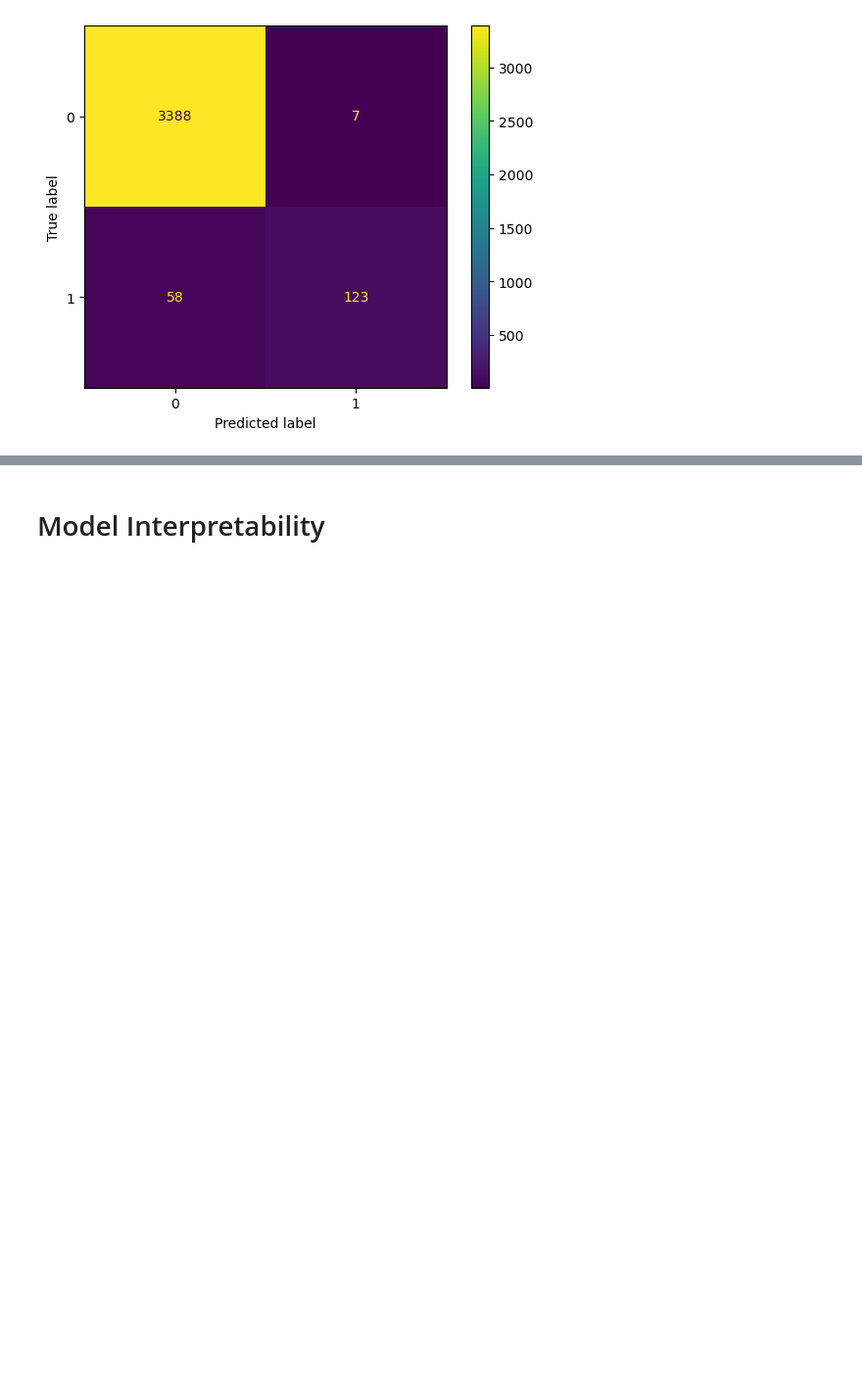
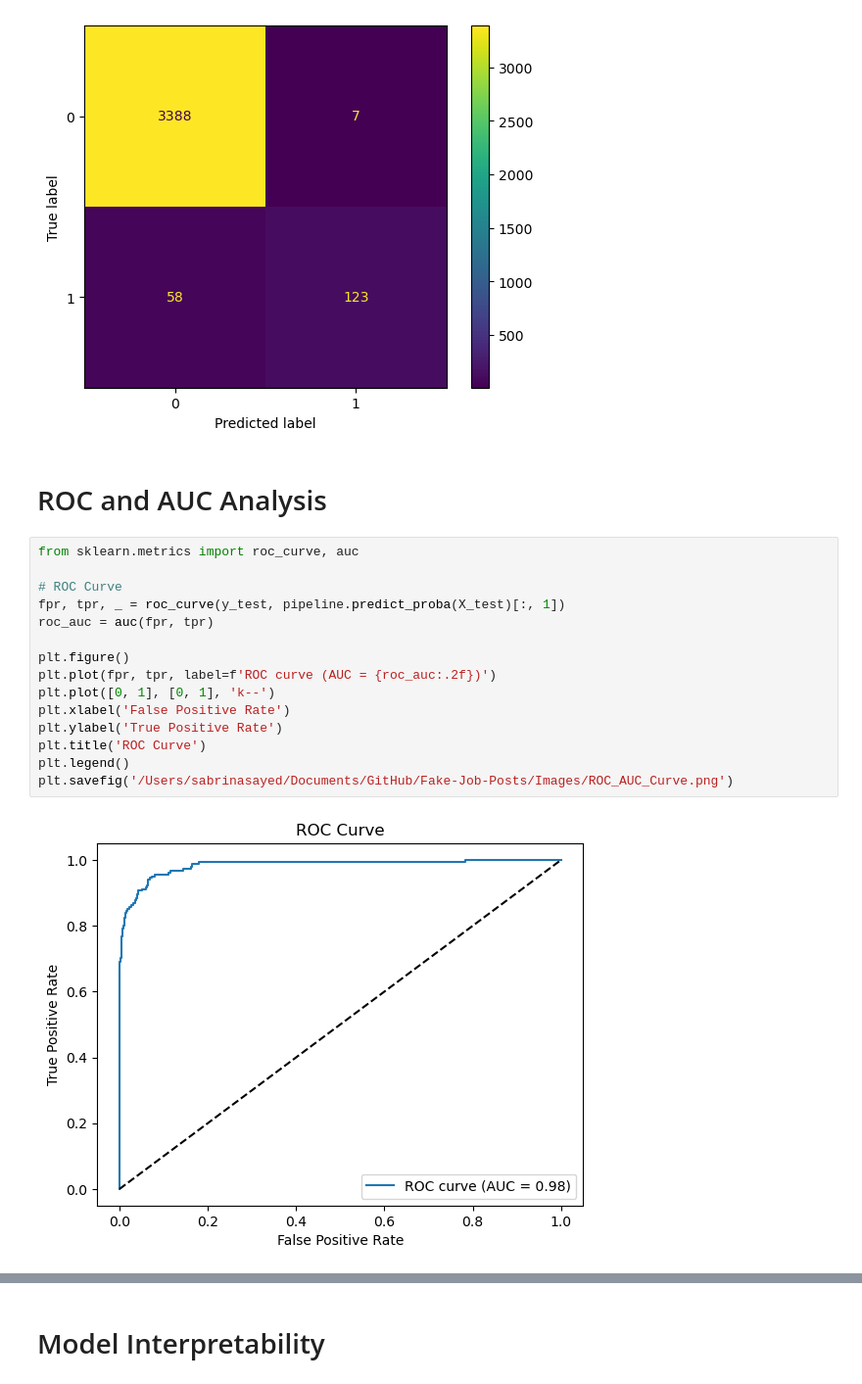
Before and after one commit to sabrinasayed99/Fake-Job-Posts, a Jupyter notebook: XGBoost_Model.ipynb, the cells around one changed output, grey strips where cells are left out. Shown at 98% size. Drawn from its saved outputs; the diff is of its cells as text; blank space fills up the shorter version.

```diff
--- a/XGBoost_Model.ipynb
+++ b/XGBoost_Model.ipynb
@@ -252,3 +252,22 @@ weighted avg       0.98      0.98      0.98      3576
 0.9818232662192393
 RMSE: 0.2316606766548223
 [figure]
+# %% [markdown]
+# ROC and AUC Analysis
+# %%
+from sklearn.metrics import roc_curve, auc
+
+# ROC Curve
+fpr, tpr, _ = roc_curve(y_test, pipeline.predict_proba(X_test)[:, 1])
+roc_auc = auc(fpr, tpr)
+
+plt.figure()
+plt.plot(fpr, tpr, label=f'ROC curve (AUC = {roc_auc:.2f})')
+plt.plot([0, 1], [0, 1], 'k--')
+plt.xlabel('False Positive Rate')
+plt.ylabel('True Positive Rate')
+plt.title('ROC Curve')
+plt.legend()
+plt.savefig('/Users/sabrinasayed/Documents/GitHub/Fake-Job-Posts/Images/ROC_AUC_Curve.png')
+# %% [output]
+[figure, added]
```
Also changed, not shown: parts of 15 cells of this notebook, 2 other files.
